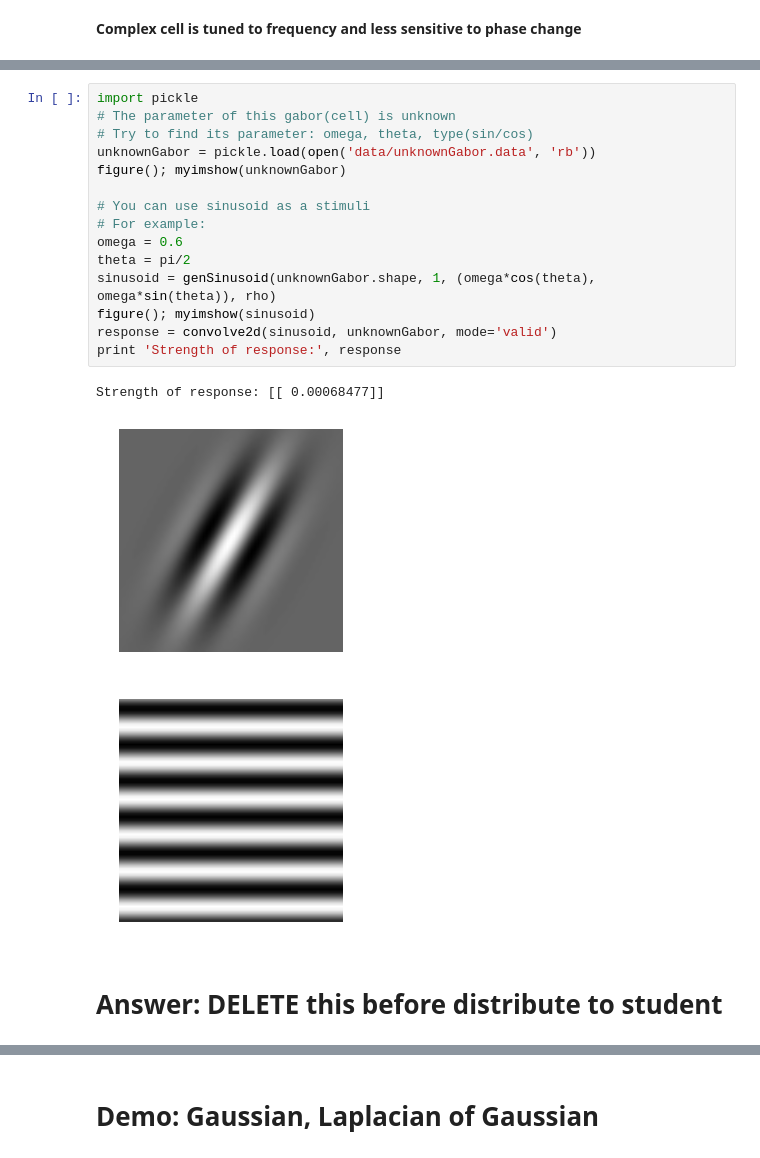
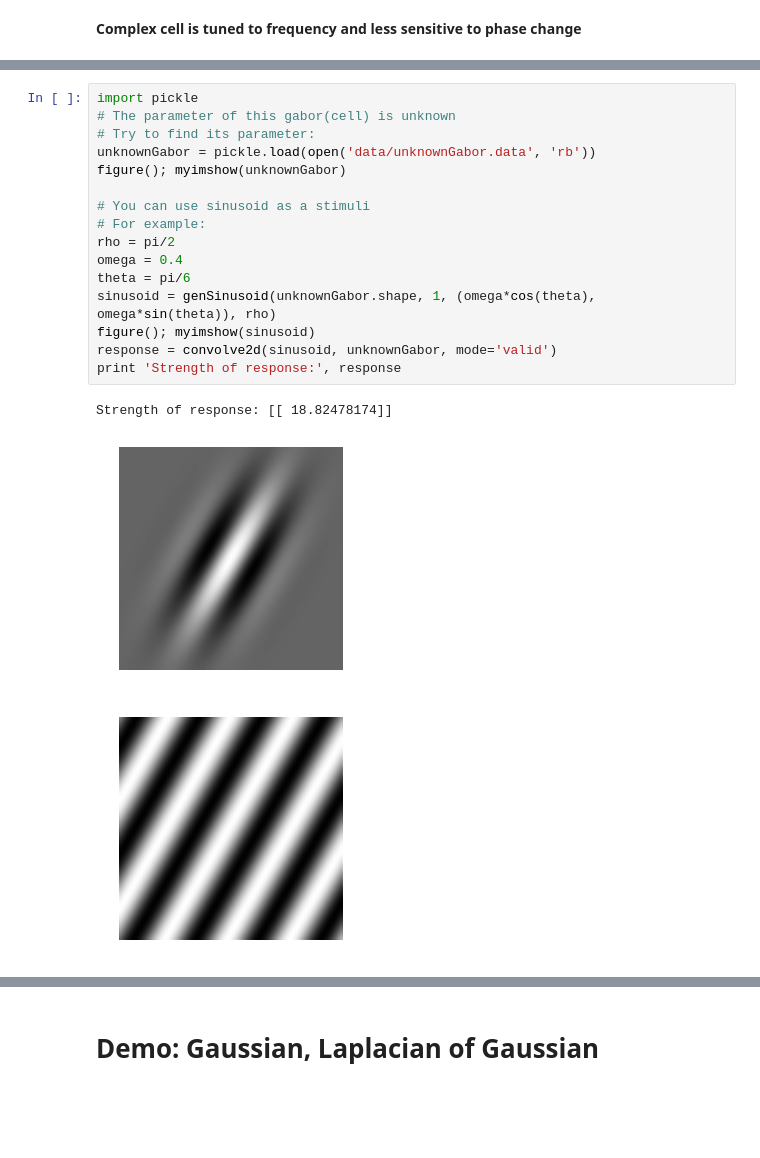
Before and after one commit to qiuwch/Stat271HWFall14, a Jupyter notebook: 1.1GaborDemo.ipynb, the cells around one changed output, grey strips where cells are left out. Saved outputs shown, nothing was run; the diff lists cells and outputs as text; blank space fills up the shorter version.

```diff
--- a/1.1GaborDemo.ipynb
+++ b/1.1GaborDemo.ipynb
@@ -155,21 +161,20 @@ subplot(122); imshow(response**2 + response2**2, vmin=0); title('Resp. of comple
 # %%
 import pickle
 # The parameter of this gabor(cell) is unknown
-# Try to find its parameter: omega, theta, type(sin/cos)
+# Try to find its parameter:
 unknownGabor = pickle.load(open('data/unknownGabor.data', 'rb'))
 figure(); myimshow(unknownGabor)
 
 # You can use sinusoid as a stimuli
 # For example:
-omega = 0.6
-theta = pi/2
+rho = pi/2
+omega = 0.4
+theta = pi/6
 sinusoid = genSinusoid(unknownGabor.shape, 1, (omega*cos(theta), omega*sin(theta)), rho)
 figure(); myimshow(sinusoid)
 response = convolve2d(sinusoid, unknownGabor, mode='valid')
 print 'Strength of response:', response
 # %% [output]
-Strength of response: [[ 0.00068477]]
+Strength of response: [[ 18.82478174]]
 [figure]
-[figure, old version]
+[figure, new version]
-# %% [markdown]
-# Answer: DELETE this before distribute to student
```
Also changed, not shown: parts of 7 cells of this notebook, 2 other files.
